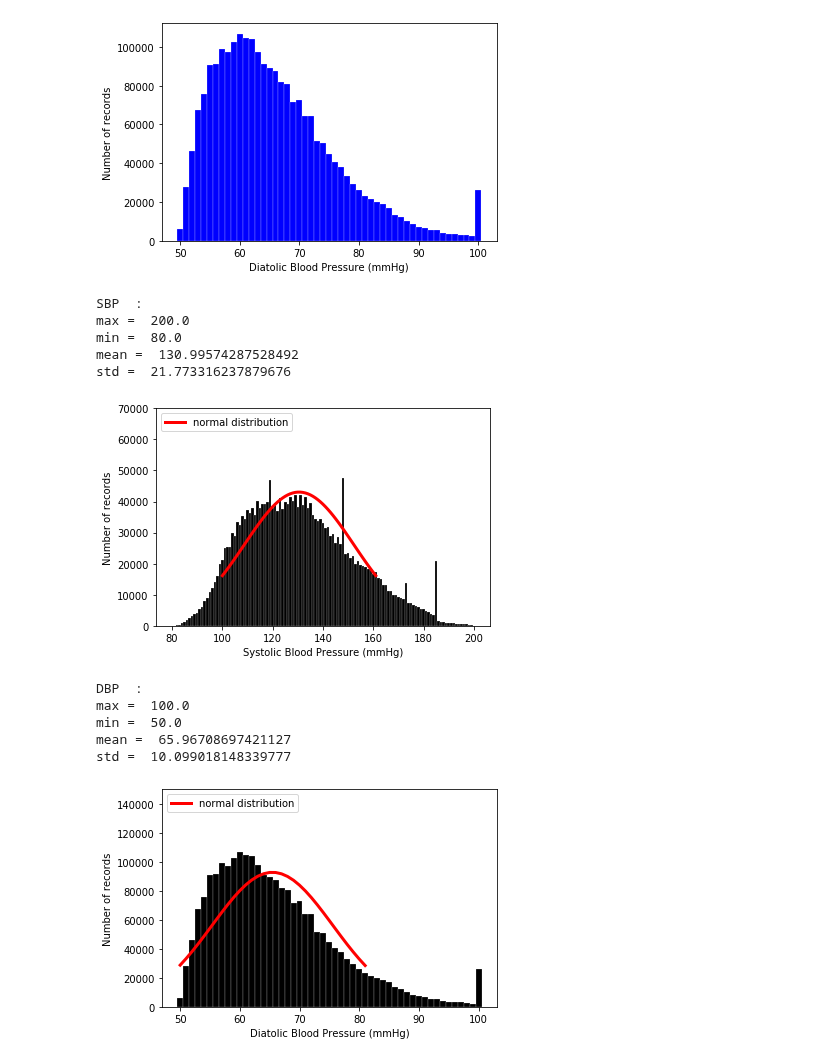
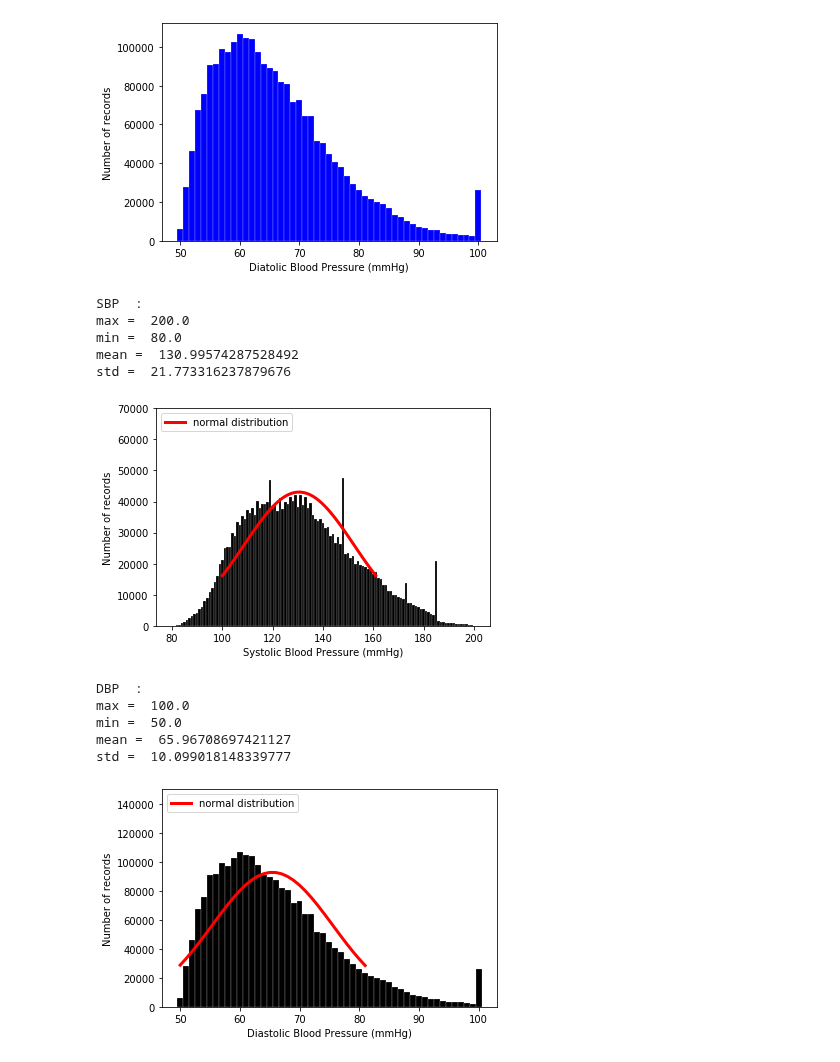
Before and after one commit to Yan-Cheng-Hsu/Blood-Pressure-Estimation-Model, a Jupyter notebook: PPG_Preprocessing/FeatureExtraction_59features.ipynb, the cells around one changed output. Drawn from its saved outputs; the diff is of its cells as text; code cells hidden in the pictures.

```diff
--- a/PPG_Preprocessing/FeatureExtraction_59features.ipynb
+++ b/PPG_Preprocessing/FeatureExtraction_59features.ipynb
@@ -1055,7 +1055,7 @@ for i in M:
     if i == 'SBP':
         plt.xlabel( 'Systolic Blood Pressure (mmHg)' , color = 'black' )
     else:
-        plt.xlabel( 'Diatolic Blood Pressure (mmHg)' , color = 'black' )
+        plt.xlabel( 'Diastolic Blood Pressure (mmHg)' , color = 'black' )
 
     if i == 'SBP':
         plt.ylim( ( 0 , 70000 ) )
@@ -1063,33 +1063,33 @@ for i in M:
         plt.ylim( ( 0 , 150000 ) )
 
     if i == 'SBP':
         startv = int( np.mean( Att1[i] ) - np.std( Att1[i] ) )
         endv = int( np.mean( Att1[i] ) + np.std( Att1[i] ) )
         a = np.linspace( 100 , 161 , 62 )
         b = norm.cdf( a+1 , loc = np.mean( Att1[i] ) , scale = np.std( Att1[i] ) ) - norm.cdf( a , loc = np.mean( Att1[i] ) , scale = np.std( Att1[i] ) )
         plt.plot( a , b*len(Att1[i]) , color = 'red' , linewidth = 3 , label = 'normal distribution' )
 
     else:
         a = np.linspace( 50 , 81 , 32 )
         b = norm.cdf( a+1 , loc = np.mean( Att1[i] ) , scale = np.std( Att1[i] ) ) - norm.cdf( a , loc = np.mean( Att1[i] ) , scale = np.std( Att1[i] ) )
         plt.plot( a , b*len(Att1[i]) , color = 'red' , linewidth = 3 , label = 'normal distribution' )
 
 
 
     plt.legend( loc = 'upper left' )
     plt.show()
 # %% [output]
 SBP  :
 max =  200.0
 min =  80.0
 mean =  130.99574287528492
 std =  21.773316237879676
 [figure]
 DBP  :
 max =  100.0
 min =  50.0
 mean =  65.96708697421127
 std =  10.099018148339777
-[figure, old version]
+[figure, new version]
 # %%
 for i in M:
```
Also changed, not shown: parts of 2 cells of this notebook, 1 other file.
